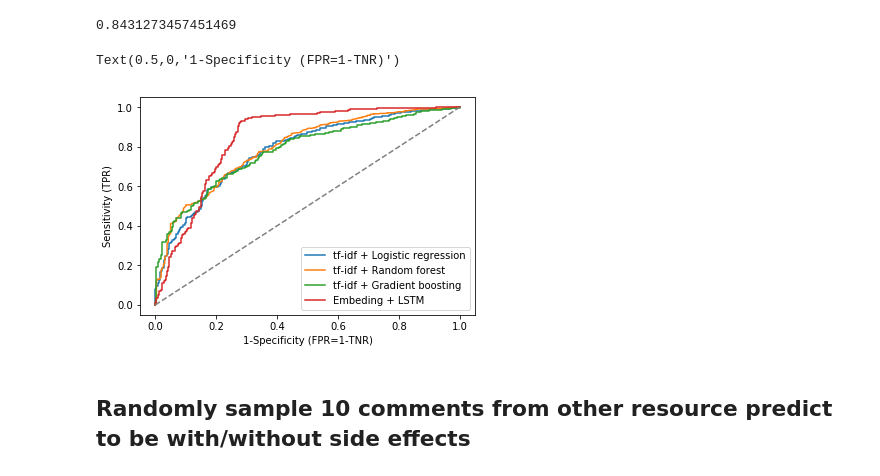
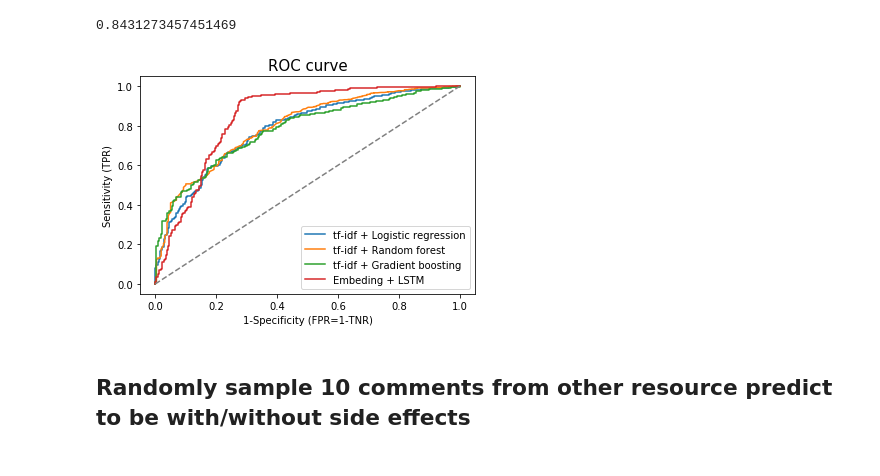
Before and after one commit to jzz0026/Galvanize_capstone_project_drug_reviews, a Jupyter notebook: web_scrape/Web_scrap_data_side_effect_five_YesNo.ipynb, the cells around one changed output. Cells and saved outputs as stored; diff of their text form; code cells hidden in the pictures.

Commit message:
more plots

```diff
--- a/web_scrape/Web_scrap_data_side_effect_five_YesNo.ipynb
+++ b/web_scrape/Web_scrap_data_side_effect_five_YesNo.ipynb
@@ -423,17 +423,17 @@ roc_auc_score(y_test,y_test_pro)
 # %%
 plt.plot(fpr_lr, tpr_lr, label='tf-idf + Logistic regression')
 plt.plot(fpr_rfc, tpr_rfc, label = 'tf-idf + Random forest')
 plt.plot(fpr_gbc, tpr_gbc, label = 'tf-idf + Gradient boosting')
 plt.plot(fpr_LSTM, tpr_LSTM, label = 'Embeding + LSTM')
 plt.plot([0,1],[0,1],color='grey', linestyle='dashed')
 
 plt.legend()
 plt.ylabel("Sensitivity (TPR)")
 plt.xlabel("1-Specificity (FPR=1-TNR)")
-plt.
+plt.title("ROC curve",fontsize=15)
+plt.savefig("../Plot/ROC_curve.png")
 # %% [output]
-Text(0.5,0,'1-Specificity (FPR=1-TNR)')
-[figure, old version]
+[figure, new version]
 # %% [markdown]
 ## Randomly sample 10 comments from other resource predict to be with/without side effects
 # %%
```
Also changed, not shown: 1 other file.
